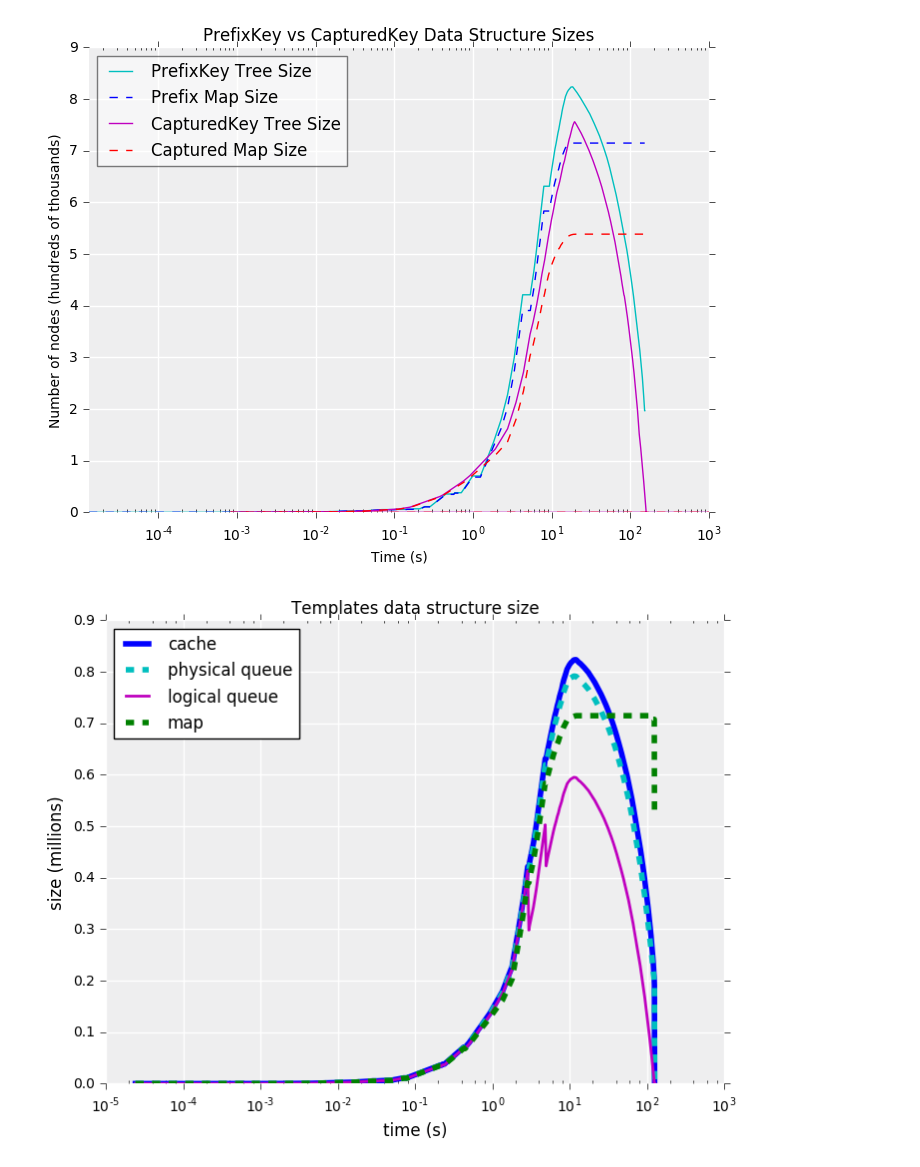
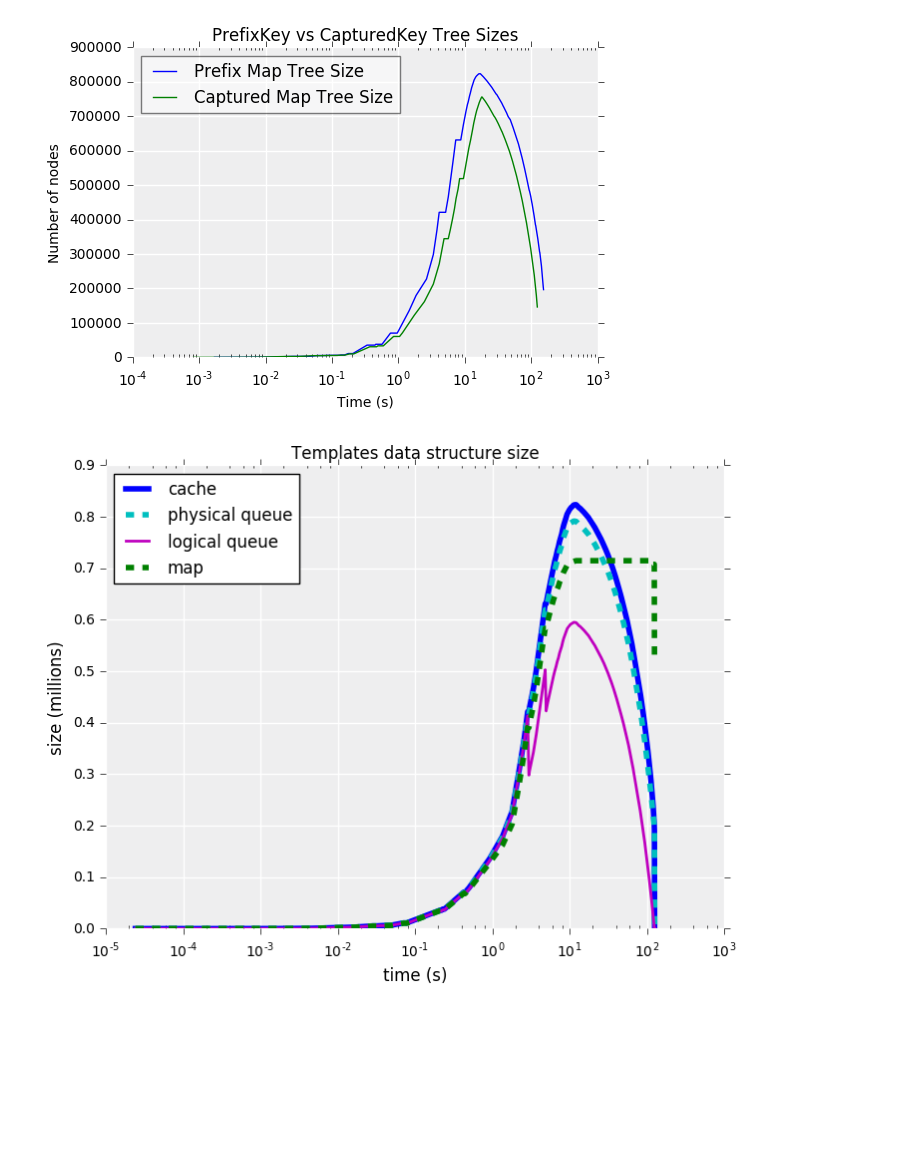
Before and after one commit to alexzheng587/corels, a Jupyter notebook: notebooks/Logs.ipynb, the cells around one changed output. Saved outputs shown, nothing was run; the diff lists cells and outputs as text; code cells hidden in the pictures; blank space fills up the shorter version.

```diff
--- a/notebooks/Logs.ipynb
+++ b/notebooks/Logs.ipynb
@@ -33,7 +33,7 @@ fs = 12 #fontsize
 def parse_prefix_sums(p):
     return np.sum([int(q.split(':')[1]) for q in p.split(';') if q])
 # %%
-cap = '../logs/thesis/pmap/for-compas_1_train.out-curious_lb-with_captured_symmetry_map-minor-removed=none-max_num_nodes=100000000-c=0.0050000-v=1-f=1000.txt'
+cap = '../logs/for-compas_1_train.out-curious_lb-with_captured_symmetry_map-minor-removed=none-max_num_nodes=100000000-c=0.0050000-v=1-f=1000.txt'
 cap_df = pd.read_csv(cap)
 cap_df.fillna('', inplace=True)
 cap_df.head()
@@ -48,5 +48,6 @@ cap_df.head()
 # %%
-corels = '../logs/thesis/for-compas_1_train.out-curious_lb-with_prefix_perm_map-minor-removed=none-max_num_nodes=100000000-c=0.0050000-v=1-f=1000.txt'
+corels = '../logs/thesis/fresh-run/for-compas_1_train.out-curious_lb-with_prefix_perm_map-minor-removed=none-max_num_nodes=100000000-c=0.0050000-v=1-f=1000.txt'
+#corels = '../logs/thesis/weapon/for-frisk_1_train.out-curious_lb-with_prefix_perm_map-minor-removed=none-max_num_nodes=100000000-c=0.0050000-v=1-f=1000.txt'
 corels_df = pd.read_csv(corels)
 corels_df.fillna('', inplace=True)
 corels_df.head()
@@ -298,17 +273,14 @@ plt.show()
 # %%
-fig, ax = simple_ax(figsize=(8,6))
-ax.semilogx(corels_df['total_time'], corels_df['tree_num_nodes'] / 10 ** 5, 'c-', label='PrefixKey Tree Size')
-ax.semilogx(corels_df['total_time'], corels_df['pmap_size'] / 10 ** 5, 'b--', label='Prefix Map Size')
-ax.semilogx(cap_df['total_time'], cap_df['tree_num_nodes'] / 10 ** 5, 'm-', label='CapturedKey Tree Size')
-ax.semilogx(cap_df['total_time'], cap_df['pmap_size'] / 10 ** 5, 'r--', label='Captured Map Size')
-ax.set_ylabel('Number of nodes (hundreds of thousands)')
+fig, ax = simple_ax(figsize=(6,4))
+ax.semilogx(corels_df['total_time'], corels_df['tree_num_nodes'], label='Prefix Map Tree Size')
+ax.semilogx(cap_df['total_time'], cap_df['tree_num_nodes'], label='Captured Map Tree Size')
+ax.set_ylabel('Number of nodes')
 ax.set_xlabel('Time (s)')
-ax.set_xlim([0, 1000])
-ax.set_title('PrefixKey vs CapturedKey Data Structure Sizes')
+ax.set_title('PrefixKey vs CapturedKey Tree Sizes')
 plt.legend(fontsize=fs, framealpha=0.5, loc='best')
 plt.show()
 # %% [output]
-[figure, old version]
+[figure, new version]
 # %%
 templates = '../logs/thesis/templates/for-compas_1_train.out-curious_lb-with_prefix_perm_map-minor-removed=none-max_num_nodes=100000000-c=0.0050000-v=1-f=1000.txt'
 templates_df = pd.read_csv(templates)
```
Also changed, not shown: parts of 36 cells of this notebook.
